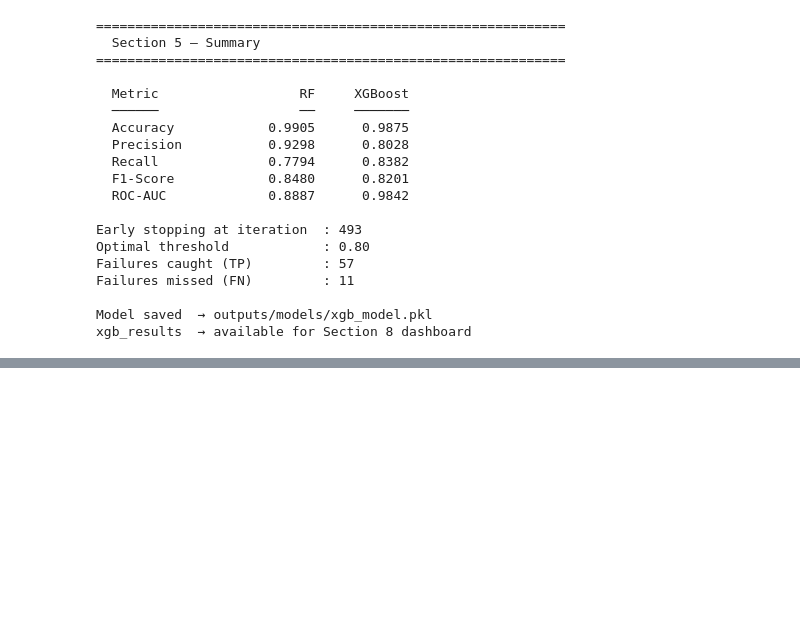
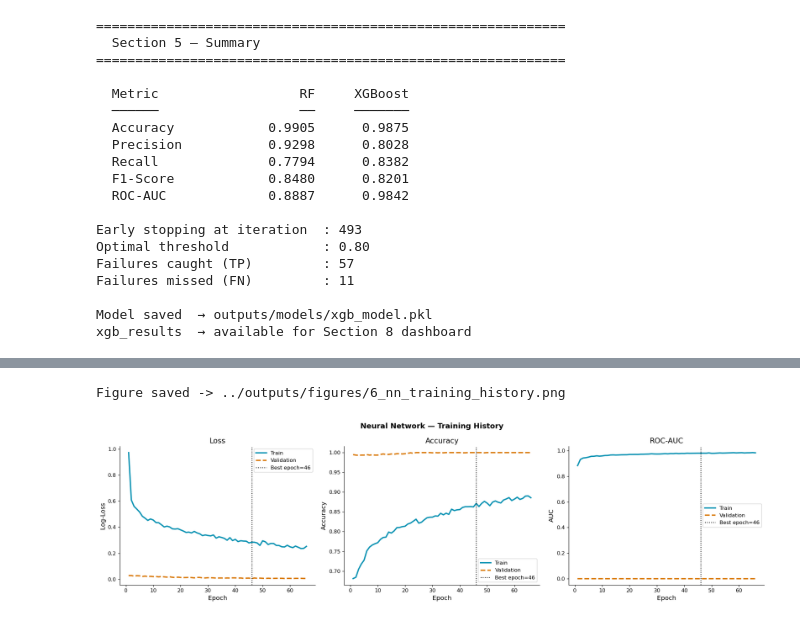
Before and after one commit to HoodaVishal/Predictive-Maintenance-ML, a Jupyter notebook: notebook/Predictive Maintenance ML.ipynb, the cells around one changed output, grey strips where cells are left out. Cells and saved outputs as stored; diff of their text form; code cells hidden in the pictures; blank space fills up the shorter version.

Commit message:
Add Neural Network Model

```diff
--- a/notebook/Predictive Maintenance ML.ipynb
+++ b/notebook/Predictive Maintenance ML.ipynb
@@ -1744,0 +1890,12 @@ xgb_results  → available for Section 8 dashboard
+# %%
+# Training
+print('\nTraining\n')
+history = nn_model.fit(X_train_scaled_sm, y_train_scaled_sm, epochs = 150, batch_size = 64,
+    validation_split = 0.15,         # 15% of SMOTE train set for val
+    class_weight     = CLASS_WEIGHT, # additional imbalance correction
+    callbacks = callbacks, verbose = 1,
+)
+
+best_epoch = np.argmin(history.history["val_loss"]) + 1
+print(f"\n  Training stopped at epoch : {len(history.history['loss'])}")
+print(f"  Best epoch (val_loss)     : {best_epoch}")
@@ -1744,0 +1924,29 @@ xgb_results  → available for Section 8 dashboard
+# %%
+# Training Curves - Loss, Accuracy, AUC
+hist = history.history
+epochs_ran = range(1, len(hist["loss"]) + 1)
+
+fig, axes = plt.subplots(1, 3, figsize = (18, 5))
+fig.suptitle("Neural Network — Training History", fontsize = 14, fontweight = "bold")
+
+plot_pairs = [
+    ("loss", "val_loss", "Loss", "Log-Loss"),
+    ("accuracy", "val_accuracy", "Accuracy", "Accuracy"),
+    ("auc", "val_auc", "ROC-AUC", "AUC"),
+]
+
+for ax, (tr_key, val_key, title, ylabel) in zip(axes, plot_pairs):
+    ax.plot(epochs_ran, hist[tr_key],  color = PALETTE["nn"], lw = 2.5, label = "Train")
+    ax.plot(epochs_ran, hist[val_key], color = PALETTE["warning"], lw = 2.5, label = "Validation", linestyle = "--")
+    ax.axvline(x = best_epoch, color = "black", linestyle = ":", lw = 1.5, label = f"Best epoch={best_epoch}")
+    ax.set_title(title)
+    ax.set_xlabel("Epoch")
+    ax.set_ylabel(ylabel)
+    ax.legend()
+
+plt.tight_layout()
+save_fig("6_nn_training_history.png")
+plt.show()
+# %% [output]
+Figure saved -> ../outputs/figures/6_nn_training_history.png
+[figure, added]
```
Also changed, not shown: parts of 10 cells of this notebook, 4 other files.
